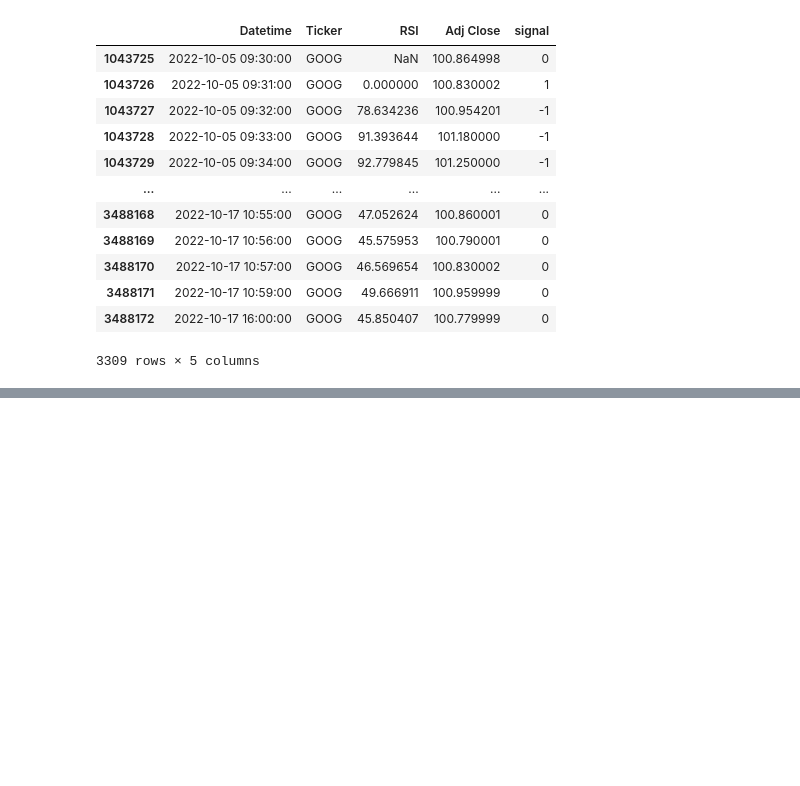
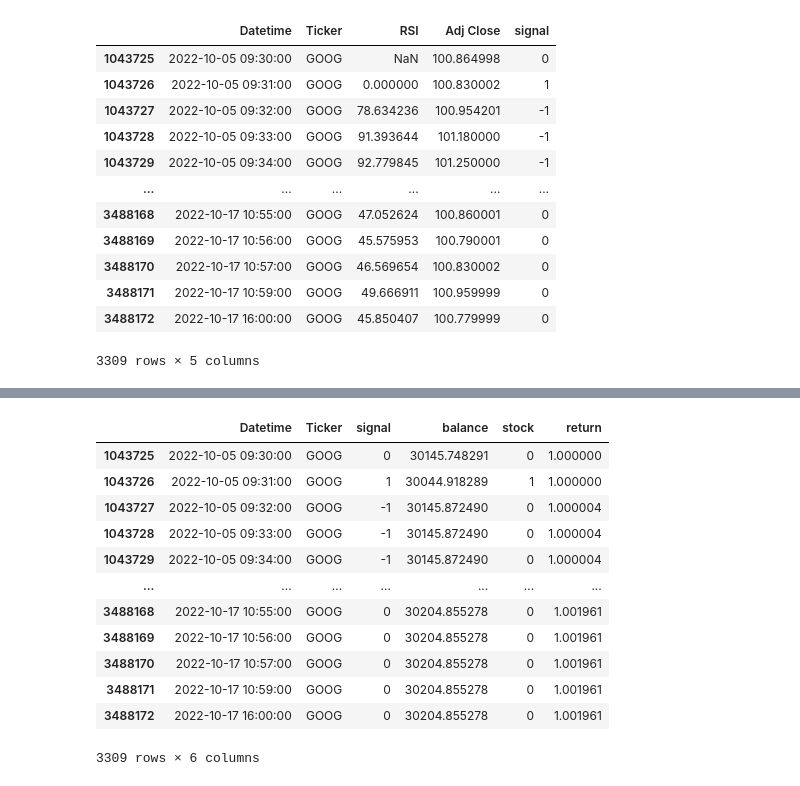
Before and after one commit to Inwest1997/TradingSystem, a Jupyter notebook: duumy.ipynb, the cells around one changed output, grey strips where cells are left out. Drawn from its saved outputs; the diff is of its cells as text; code cells hidden in the pictures; blank space fills up the shorter version.

```diff
--- a/duumy.ipynb
+++ b/duumy.ipynb
@@ -66,0 +66,16 @@ plt.xticks(rotation=90)
+# %%
+back_test
+# %% [output]
+|  | Datetime | Ticker | signal | balance | stock | return |
+| 1043725 | 2022-10-05 09:30:00 | GOOG | 0 | 30145.748291 | 0 | 1.000000 |
+| 1043726 | 2022-10-05 09:31:00 | GOOG | 1 | 30044.918289 | 1 | 1.000000 |
+| 1043727 | 2022-10-05 09:32:00 | GOOG | -1 | 30145.872490 | 0 | 1.000004 |
+| 1043728 | 2022-10-05 09:33:00 | GOOG | -1 | 30145.872490 | 0 | 1.000004 |
+| 1043729 | 2022-10-05 09:34:00 | GOOG | -1 | 30145.872490 | 0 | 1.000004 |
+| ... | ... | ... | ... | ... | ... | ... |
+| 3488168 | 2022-10-17 10:55:00 | GOOG | 0 | 30204.855278 | 0 | 1.001961 |
+| 3488169 | 2022-10-17 10:56:00 | GOOG | 0 | 30204.855278 | 0 | 1.001961 |
+| 3488170 | 2022-10-17 10:57:00 | GOOG | 0 | 30204.855278 | 0 | 1.001961 |
+| 3488171 | 2022-10-17 10:59:00 | GOOG | 0 | 30204.855278 | 0 | 1.001961 |
+| 3488172 | 2022-10-17 16:00:00 | GOOG | 0 | 30204.855278 | 0 | 1.001961 |
+3309 rows × 6 columns
```
Also changed, not shown: parts of 4 cells of this notebook, 1 other file.
